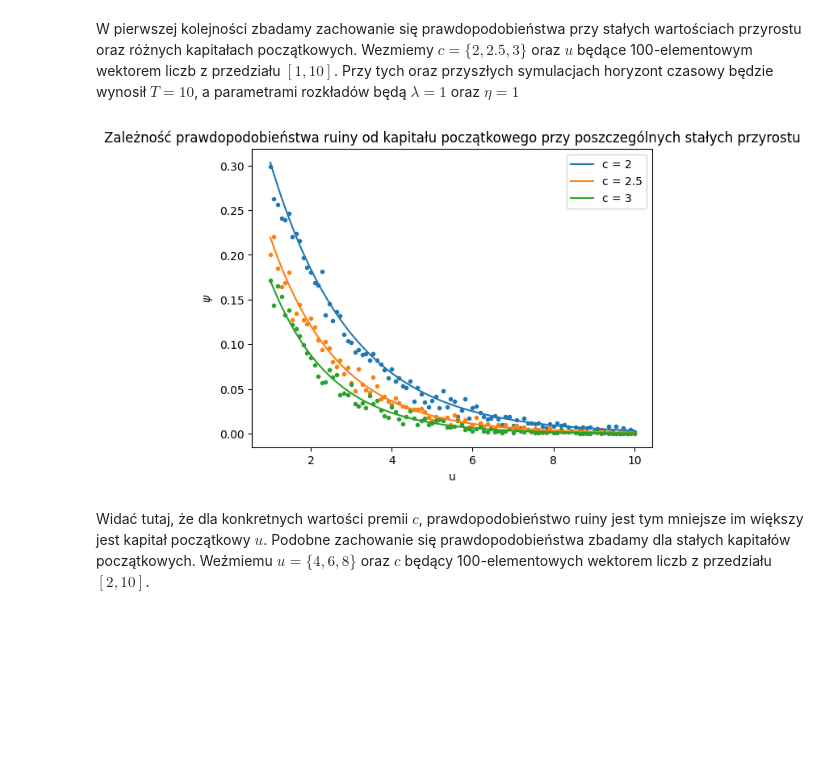
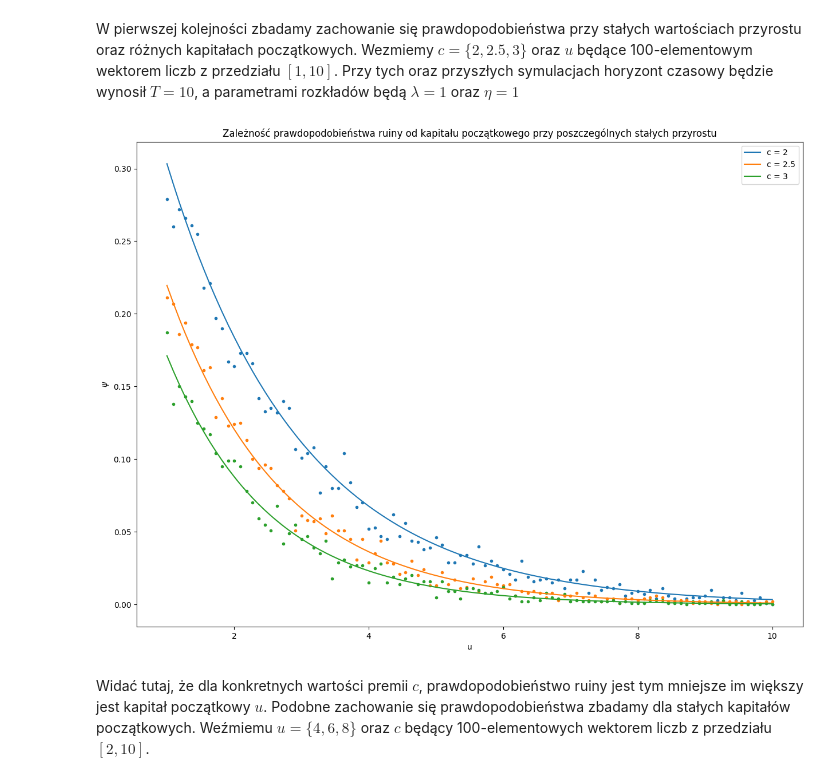
Before and after one commit to piotrczech/report-1-computer-simulations, a Jupyter notebook: main.ipynb, the cells around one changed output. Cells and saved outputs as stored; diff of their text form; code cells hidden in the pictures; blank space fills up the shorter version.

```diff
--- a/main.ipynb
+++ b/main.ipynb
@@ -2027,34 +2014,36 @@ T=10
 n=10**3
 c_0 = 2
 c_1 = 2.5
 c_2 = 3
+
+plt.figure(figsize=(12, 11))
 
 #obliczamy wartości pollaczka
 u = np.linspace(1,10,100)
 test1 = np.zeros(len(u))
 test2 = np.zeros(len(u))
 test3 = np.zeros(len(u))
 for i in range(len(u)):
     test1[i] = pol_chin(c_0,u[i])
     test2[i] = pol_chin(c_1,u[i])
     test3[i] = pol_chin(c_2,u[i])
 
 plot = plt.subplot()
 plt.plot(u,test1, label="c = 2")
 plt.plot(u,test2, label="c = 2.5")
 plt.plot(u,test3, label="c = 3")
 
 #obliczamy empirycznie
 draw_const_c(T,n,u,c_0)
 draw_const_c(T,n,u,c_1)
 draw_const_c(T,n,u,c_2)
 plot.set_xlabel("u")
 plot.set_ylabel("$\psi$")
 plt.title("Zależność prawdopodobieństwa ruiny od kapitału początkowego przy poszczególnych stałych przyrostu")
 plt.legend()
 plt.show()
 # %% [output]
-[figure, old version]
+[figure, new version]
 # %% [markdown]
 Widać tutaj, że dla konkretnych wartości premii $c$, prawdopodobieństwo ruiny jest tym mniejsze im większy jest kapitał początkowy $u$.
 Podobne zachowanie się prawdopodobieństwa zbadamy dla stałych kapitałów początkowych. Weźmiemu $u=\{4,6,8\}$ oraz $c$ będący 100-elementowych wektorem liczb z przedziału $[2,10]$.
```
Also changed, not shown: parts of 17 cells of this notebook.
